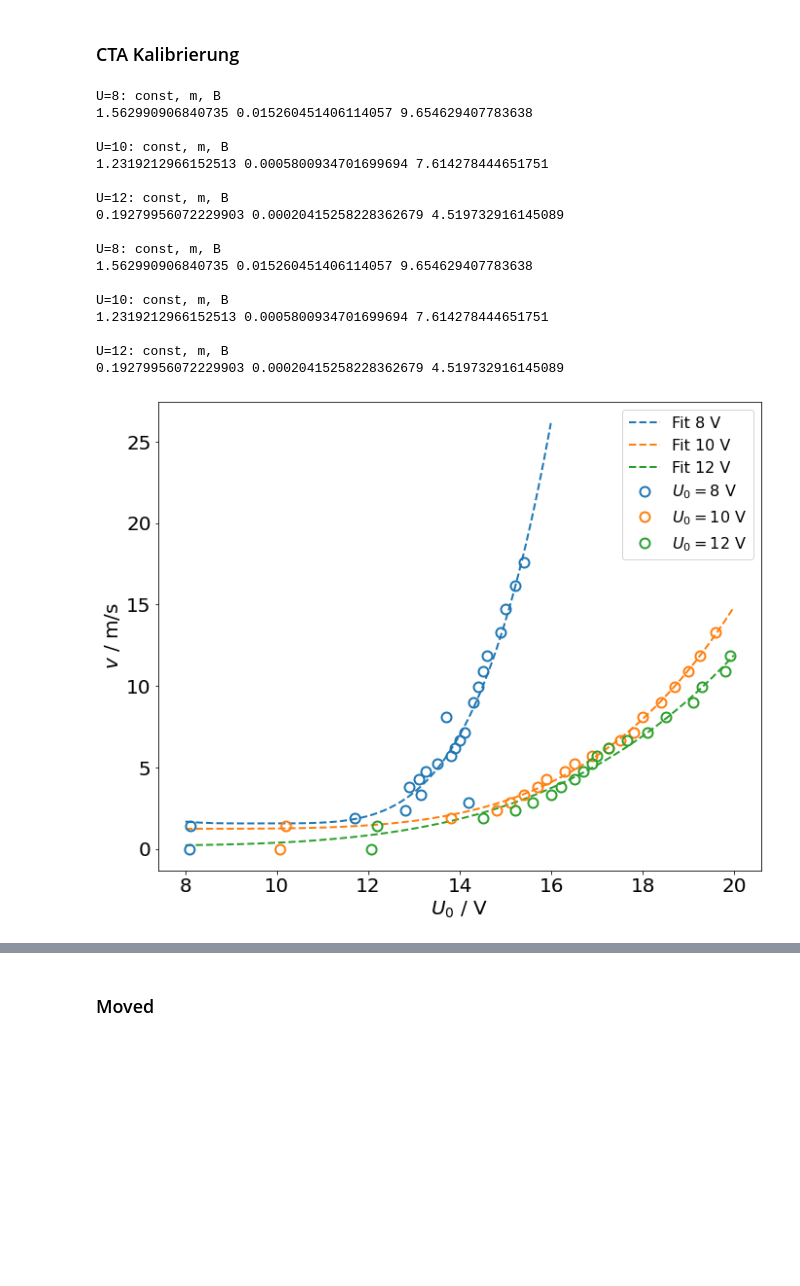
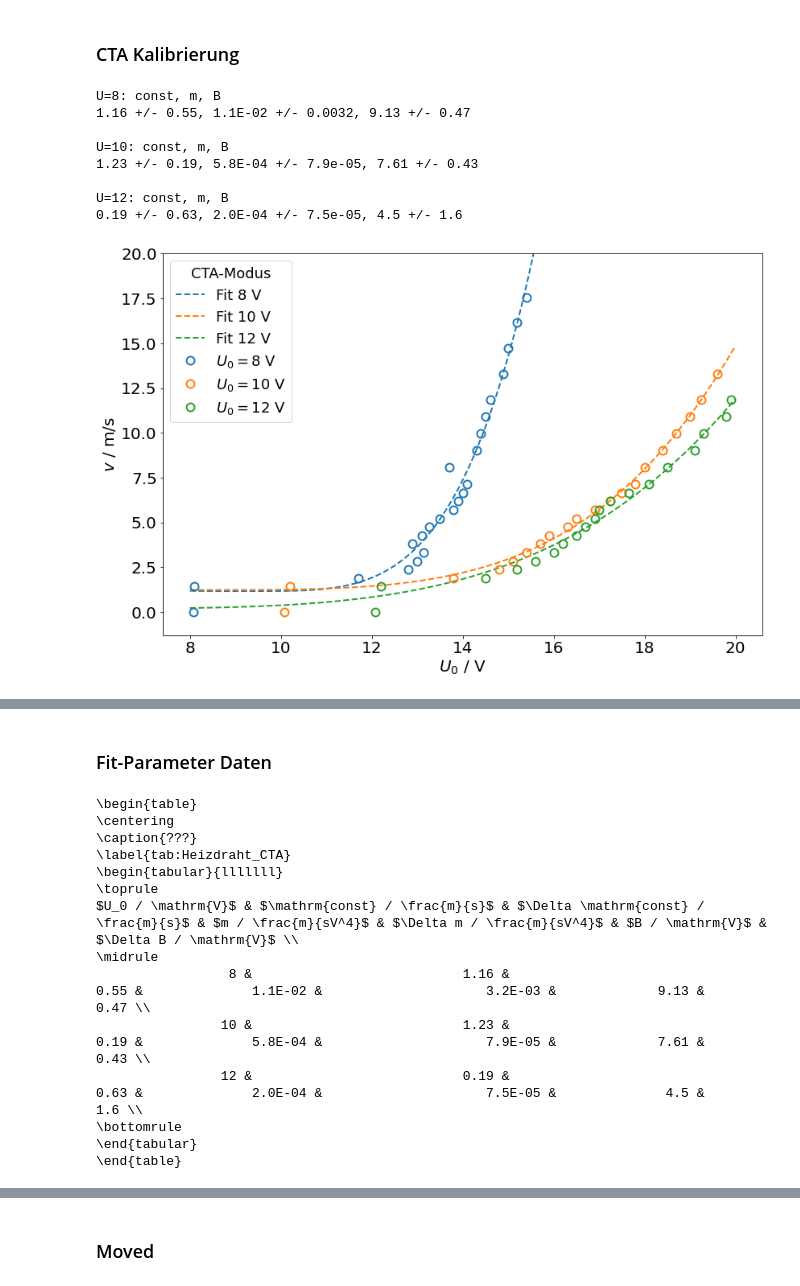
Before and after one commit to T1mors/FPR, a Jupyter notebook: 2 Hitzdraht/3_2_Heizdraht.ipynb, the cells around one changed output, grey strips where cells are left out. Drawn from its saved outputs; the diff is of its cells as text; code cells hidden in the pictures; blank space fills up the shorter version.

Commit message:
Heizdraht Chrom 60 fertig, Fahrrad angefangen

```diff
--- a/2 Hitzdraht/3_2_Heizdraht.ipynb
+++ b/2 Hitzdraht/3_2_Heizdraht.ipynb
@@ -13,9 +13,9 @@ import codecs
 # https://stackoverflow.com/questions/23207055/rounding-errors-to-1-significant-figure-and-round-values-according-to-number-of
 def round_to_n(data, n=1):
     if n != 1:
-        return [round(x, -int(floor(log10(x))) + (n - 1)) for x in data]
+        return [round(x, -int(floor(log10(np.abs(x)))) + (n - 1)) for x in data]
     else:
-        return [round(x, -int(floor(log10(x)))) for x in data]
+        return [round(x, -int(floor(log10(np.abs(x))))) for x in data]
 
 # returns data and error rounded to significance of error
 def round_to_reference(data, ref, n):
@@ -30,62 +30,68 @@ def Kings_Law (x, const, m, B):
     y = const + m * (x-B)**4
     return y
 
+def Kings_Law_8 (x, const, m):
+    y = const + m * (x-8)**4
+    return y
+def Kings_Law_10 (x, const, m):
+    y = const + m * (x-10)**4
+    return y
+def Kings_Law_12 (x, const, m):
+    y = const + m * (x-12)**4
+    return y
+
 # Returns flow velocity and uncertainty
 def U_Düse_in_v(U):
     return (U*4.749, U*0.031)
 
 label_size = 20
-plt.rcParams.update({'font.size': label_size, 'legend.title_fontsize': 16, 'legend.fontsize': 16, "axes.labelsize": label_size, "xtick.labelsize": label_size,
+plt.rcParams.update({'font.size': label_size, 'legend.title_fontsize': 18, 'legend.fontsize': 18, "axes.labelsize": label_size, "xtick.labelsize": label_size,
 "ytick.labelsize": label_size, "axes.labelpad": 4, "lines.markersize": 10, "lines.linewidth": 2})
 # %% [markdown]
 ### CTA Kalibrierung
 # %%
 U = np.array([0, 0.3, 0.4, 0.5, 0.6, 0.7, 0.8, 0.9, 1.0, 1.1, 1.2, 1.3, 1.4, 1.5, 1.7, 1.9, 2.1, 2.3, 2.5, 2.8, 3.1, 3.4, 3.7])
 (v, delta_v) = U_Düse_in_v(U)
-U_0_8 = np.array([8.08, 8.1, 11.7, 12.8, 14.2, 13.14, 12.9, 13.1, 13.26, 13.5, 13.8, 13.9, 14, 14.1, 13.7, 14.3, 14.4, 14.5, 14.6, 14.9, 15, 15.2, 15.4])
+U_0_8 = np.array([8.08, 8.1, 11.7, 12.8, 13, 13.14, 12.9, 13.1, 13.26, 13.5, 13.8, 13.9, 14, 14.1, 13.7, 14.3, 14.4, 14.5, 14.6, 14.9, 15, 15.2, 15.4])
 U_0_10 = np.array([10.07, 10.2, 13.8, 14.8, 15.1, 15.4, 15.7, 15.9, 16.3, 16.5, 16.9, 17.25, 17.5, 17.8, 18, 18.4, 18.7, 19, 19.25, 19.6])
 U_0_12 = np.array([12.07, 12.2, 14.5, 15.2, 15.6, 16, 16.2, 16.5, 16.7, 16.9, 17, 17.25, 17.65, 18.1, 18.5, 19.1, 19.3, 19.8, 19.9])
 U_total = np.arange(8,16,0.01)
 
 
-fig, ax = plt.subplots(1,1,figsize=(10,8))
+fig, ax = plt.subplots(1,1,figsize=(12,8))
+const_vec, m_vec, B_vec = [], [], []
+delta_const_vec, delta_m_vec, delta_B_vec = [], [], []
+
 for i, (data, VOLT) in enumerate(zip([U_0_8, U_0_10, U_0_12], [8, 10, 12])):
     ax.errorbar(data, v[0:len(data)], zorder=3, label =f"$U_0 = {VOLT}$ V", c=f"C{i}", fmt="o", ecolor="C3", elinewidth=4, capsize=6, fillstyle="none", markeredgewidth=2)
 
     guess = [0, 1, VOLT]
     parameters, covariance = curve_fit(Kings_Law, data[1:], v[1:len(data)], p0=guess)
     std_error = np.sqrt(np.diag(covariance))
     U_total = np.arange(8, ceil(data[-1]), 0.01)
     fit_y = Kings_Law(U_total, *parameters)
 
     print(f"\nU={VOLT}: const, m, B")
-    print(*parameters)
+    ((const, m, B), (delta_const, delta_m, delta_B)) = rtr(parameters, std_error, 2)
+    print(f"{const} +/- {delta_const}, {m:.1E} +/- {delta_m}, {B} +/- {delta_B}")
+    const_vec.append(const), m_vec.append(f"{m:.1E}"), B_vec.append(B), delta_const_vec.append(delta_const), delta_m_vec.append(f"{delta_m:.1E}"), delta_B_vec.append(delta_B)
 
     label=f"Fit {VOLT} V"
-    (const, m, B) = rtn(parameters, 2)
     # label=f"$v(U_0)=({{{const}}} \\frac{{m}}{{s}} + {{{m:.1E}}})\ \\cdot (U_0 - {{{B}}} V) \\frac{{m}}{{sV^4}}$"
     ax.plot(U_total, fit_y, ls = "--", c=f"C{i}", label=label, zorder=2)
 ax.set_ylabel("$v$ / m/s")
 ax.set_xlabel("$U_0$ / V")
-ax.legend()
+ax.set_ylim(top=20)
+ax.legend(title="CTA-Modus")
 plt.tight_layout()
 plt.savefig("Abb/Heizdraht_3_2_CTA.png")
 # %% [output]
 U=8: const, m, B
-1.562990906840735 0.015260451406114057 9.654629407783638
+1.16 +/- 0.55, 1.1E-02 +/- 0.0032, 9.13 +/- 0.47
 
 U=10: const, m, B
-1.2319212966152513 0.0005800934701699694 7.614278444651751
+1.23 +/- 0.19, 5.8E-04 +/- 7.9e-05, 7.61 +/- 0.43
 
 U=12: const, m, B
-0.19279956072229903 0.00020415258228362679 4.519732916145089
-
-U=8: const, m, B
-1.562990906840735 0.015260451406114057 9.654629407783638
-
-U=10: const, m, B
-1.2319212966152513 0.0005800934701699694 7.614278444651751
-
-U=12: const, m, B
-0.19279956072229903 0.00020415258228362679 4.519732916145089
+0.19 +/- 0.63, 2.0E-04 +/- 7.5e-05, 4.5 +/- 1.6
-[figure, old version]
+[figure, new version]
@@ -92,0 +98,29 @@ U=12: const, m, B
+# %% [markdown]
+### Fit-Parameter Daten
+# %%
+U_0 = [8, 10, 12]
+data_dict = {"$U_0 / \mathrm{V}$": U_0, "$\mathrm{const} / \\frac{m}{s}$": const_vec, "$\Delta \mathrm{const} / \\frac{m}{s}$": delta_const_vec,
+             "$m / \\frac{m}{sV^4}$": m_vec,  "$\Delta m / \\frac{m}{sV^4}$": delta_m_vec,  "$B / \mathrm{V}$": B_vec, "$\Delta B / \mathrm{V}$": delta_B_vec,
+}
+# From index because columns are not the same size: First orient in rows, so only columns are missing, which in no problem and then transpose the dataframe
+df = pd.DataFrame.from_dict(data = data_dict, orient="index").transpose()
+
+caption = r"Parameter und Fehler für den Fit in Abb. \ref{fig:Heizdraht_CTA} mit Gl. (\ref{eq:Kings_Law}) im CTA Modus."
+print(df.to_latex(index=False, escape=False, label="tab:Heizdraht_CTA", caption=caption))
+with codecs.open("Tabellen/Heizdraht_CTA_Fit_Parameter.txt", "wb", "utf-8") as file:
+    file.write(df.to_latex(index=False, escape=False, label="tab:Heizdraht_CTA_Fit_Parameter", caption=caption, na_rep=""))
+# %% [output]
+\begin{table}
+\centering
+\caption{???}
+\label{tab:Heizdraht_CTA}
+\begin{tabular}{lllllll}
+\toprule
+$U_0 / \mathrm{V}$ & $\mathrm{const} / \frac{m}{s}$ & $\Delta \mathrm{const} / \frac{m}{s}$ & $m / \frac{m}{sV^4}$ & $\Delta m / \frac{m}{sV^4}$ & $B / \mathrm{V}$ & $\Delta B / \mathrm{V}$ \\
+\midrule
+                 8 &                           1.16 &                                  0.55 &              1.1E-02 &                     3.2E-03 &             9.13 &                    0.47 \\
+                10 &                           1.23 &                                  0.19 &              5.8E-04 &                     7.9E-05 &             7.61 &                    0.43 \\
+                12 &                           0.19 &                                  0.63 &              2.0E-04 &                     7.5E-05 &              4.5 &                     1.6 \\
+\bottomrule
+\end{tabular}
+\end{table}
```
Also changed, not shown: parts of 18 cells of this notebook, 18 other files.
